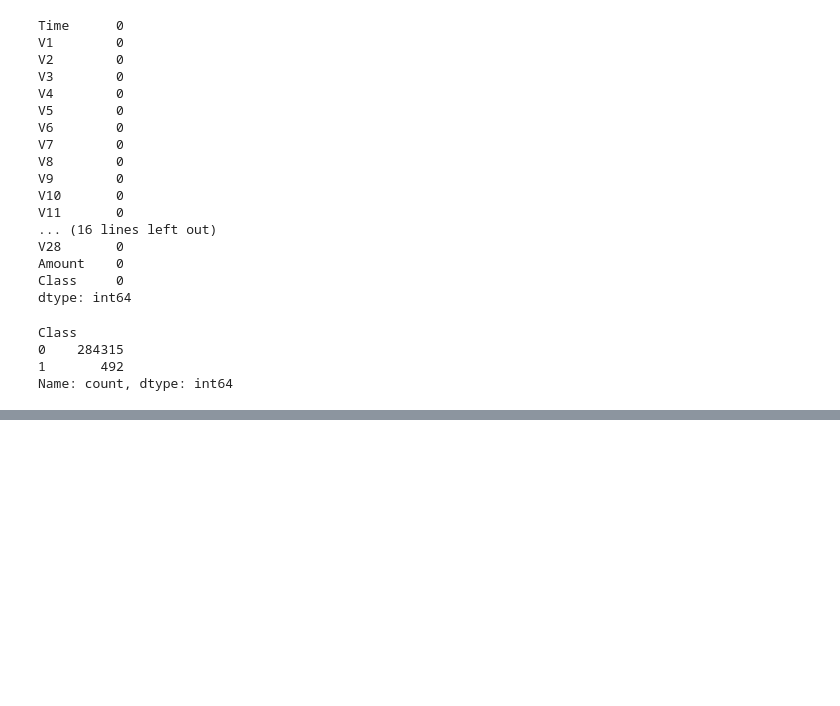
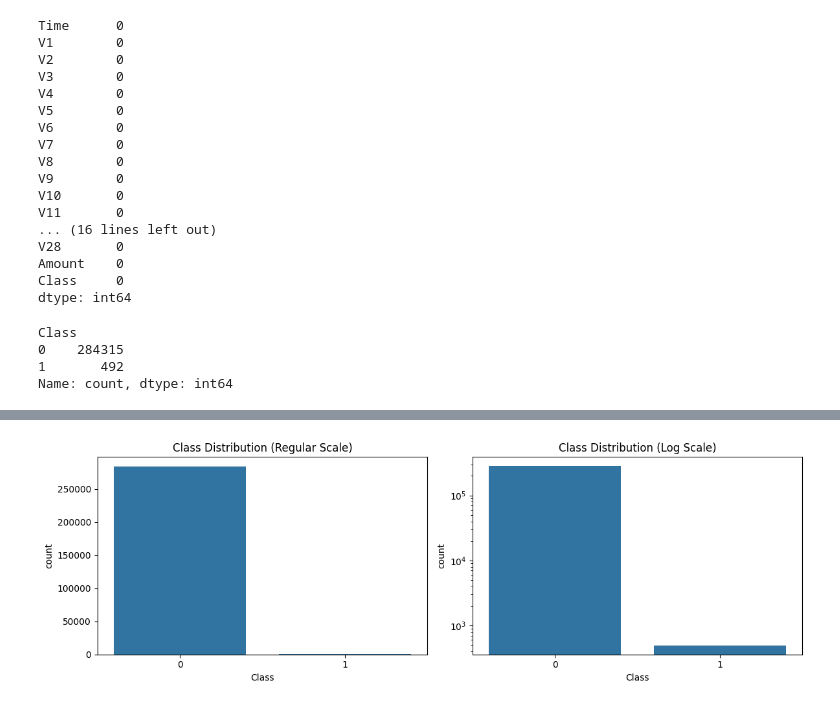
Before and after one commit to AhadAliBaig/Credit-Card-Fraud-Detection, a Jupyter notebook: fraud_detection.ipynb, the cells around one changed output, grey strips where cells are left out. Drawn from its saved outputs; the diff is of its cells as text; code cells hidden in the pictures; blank space fills up the shorter version.

```diff
--- a/fraud_detection.ipynb
+++ b/fraud_detection.ipynb
@@ -129,0 +128,16 @@ NameError: name 'sns' is not defined
+# %%
+fig, (ax1, ax2) = plt.subplots(1, 2, figsize=(12, 4))
+
+# Regular scale
+sns.countplot(x='Class', data=df, ax=ax1)
+ax1.set_title('Class Distribution (Regular Scale)')
+
+# Log scale
+sns.countplot(x='Class', data=df, ax=ax2)
+ax2.set_yscale('log')
+ax2.set_title('Class Distribution (Log Scale)')
+
+plt.tight_layout()
+plt.show()
+# %% [output]
+[figure, added]
```
Also changed, not shown: parts of 3 cells of this notebook.
